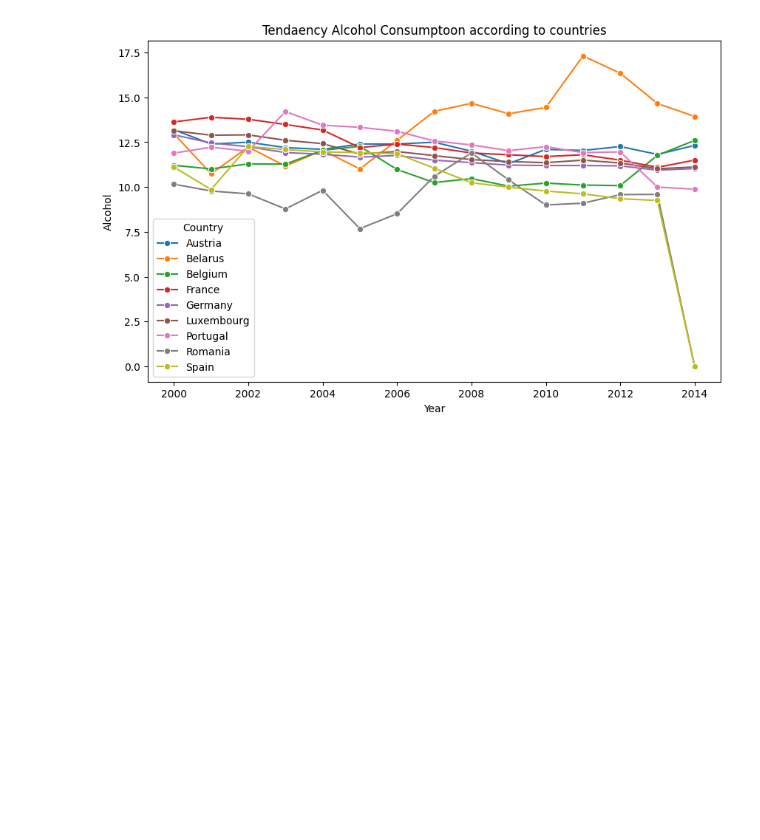
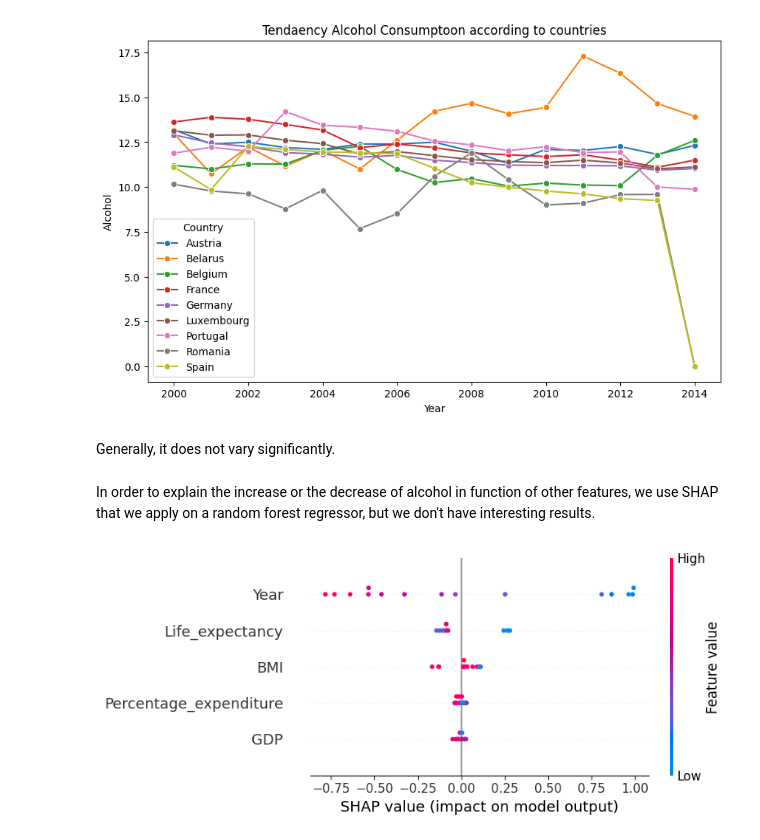
Before and after one commit to BALAKUMARKalai/TP_ML, a Jupyter notebook: TP1_Clustering.ipynb, the cells around one changed output. Drawn from its saved outputs; the diff is of its cells as text; code cells hidden in the pictures; blank space fills up the shorter version.

```diff
--- a/TP1_Clustering.ipynb
+++ b/TP1_Clustering.ipynb
@@ -789,3 +962,26 @@ plt.title('Tendaency Alcohol Consumptoon according to countries')
 plt.show()
 # %% [output]
 [figure]
+# %% [markdown]
+Generally, it does not vary significantly.
+# %% [markdown]
+In order to explain the increase or the decrease of alcohol in function of other features, we use SHAP that we apply on a random forest regressor, but we don't have interesting results.
+# %%
+import shap
+
+country_data = df_alcohol_trend[df_alcohol_trend['Country'] == 'France'].sort_values('Year')
+
+features = ['GDP', 'Life_expectancy','Percentage_expenditure', 'BMI', 'Year']
+X = country_data[features]
+y = country_data['Alcohol']
+
+from sklearn.ensemble import RandomForestRegressor
+model = RandomForestRegressor(n_estimators=100, random_state=42)
+model.fit(X, y)
+
+explainer = shap.TreeExplainer(model)
+shap_values = explainer.shap_values(X)
+
+shap.summary_plot(shap_values, X, feature_names=features)
+# %% [output]
+[figure, added]
```
Also changed, not shown: parts of 33 cells of this notebook.
